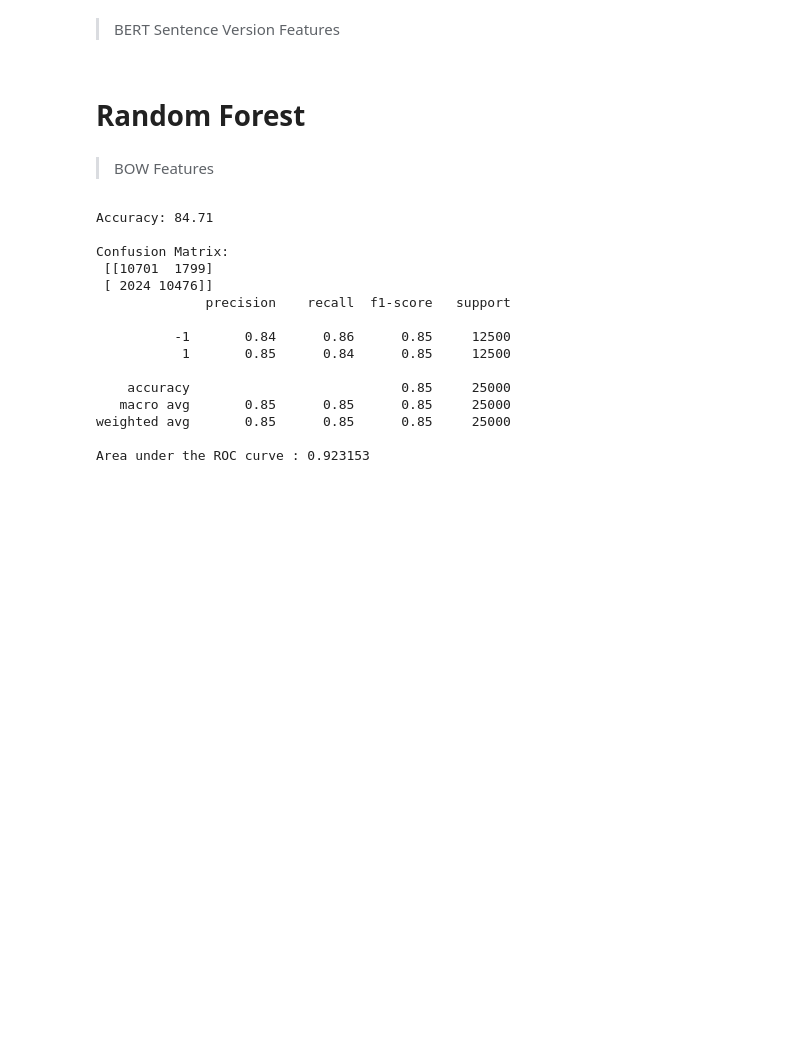
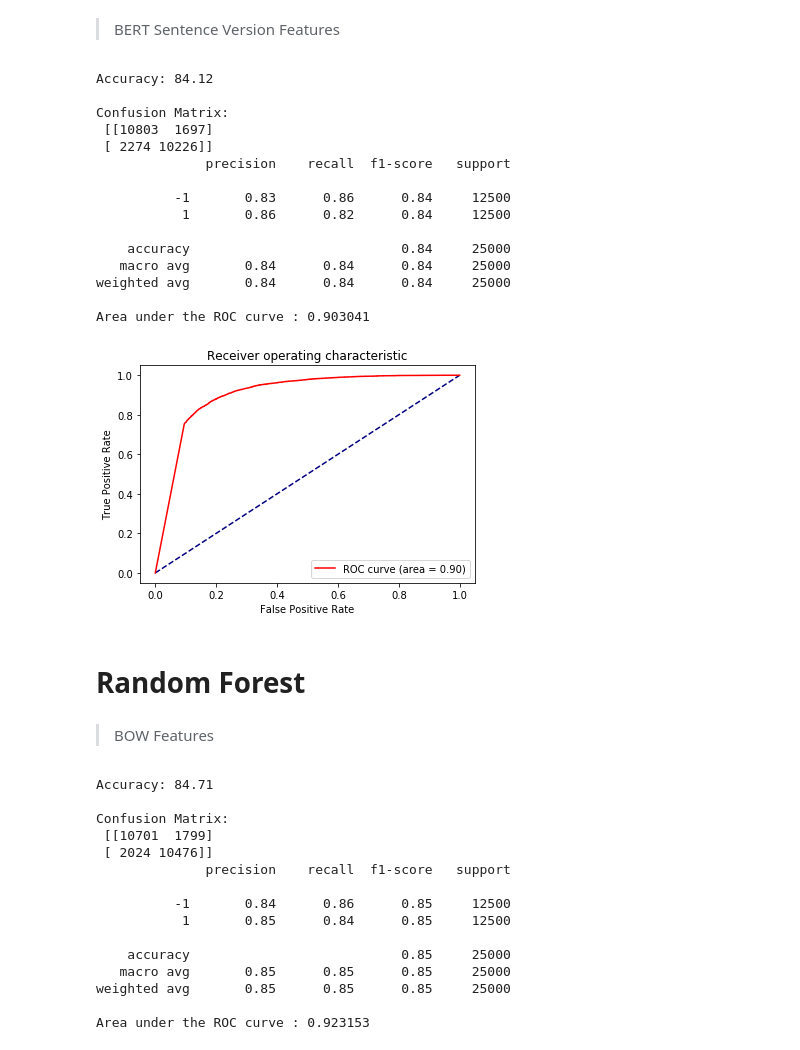
Before and after one commit to hmohebbi/SentimentAnalysis, a Jupyter notebook: Pattern1.ipynb, the cells around one changed output. Cells and saved outputs as stored; diff of their text form; code cells hidden in the pictures; blank space fills up the shorter version.

```diff
--- a/Pattern1.ipynb
+++ b/Pattern1.ipynb
@@ -1077,3 +1210,23 @@ y_pred_bert_sentences = model.predict(bert_sentence_test_features)
+# %%
+# Result
+printResult(y_pred_bert_sentences_dt, y_prob_bert_sentences_dt)
+# %% [output]
+Accuracy: 84.12
+
+Confusion Matrix:
+ [[10803  1697]
+ [ 2274 10226]]
+              precision    recall  f1-score   support
+
+          -1       0.83      0.86      0.84     12500
+           1       0.86      0.82      0.84     12500
+
+    accuracy                           0.84     25000
+   macro avg       0.84      0.84      0.84     25000
+weighted avg       0.84      0.84      0.84     25000
+
+Area under the ROC curve : 0.903041
+[figure, added]
 # %% [markdown]
 # Random Forest
 # %%
```
Also changed, not shown: parts of 29 cells of this notebook.
